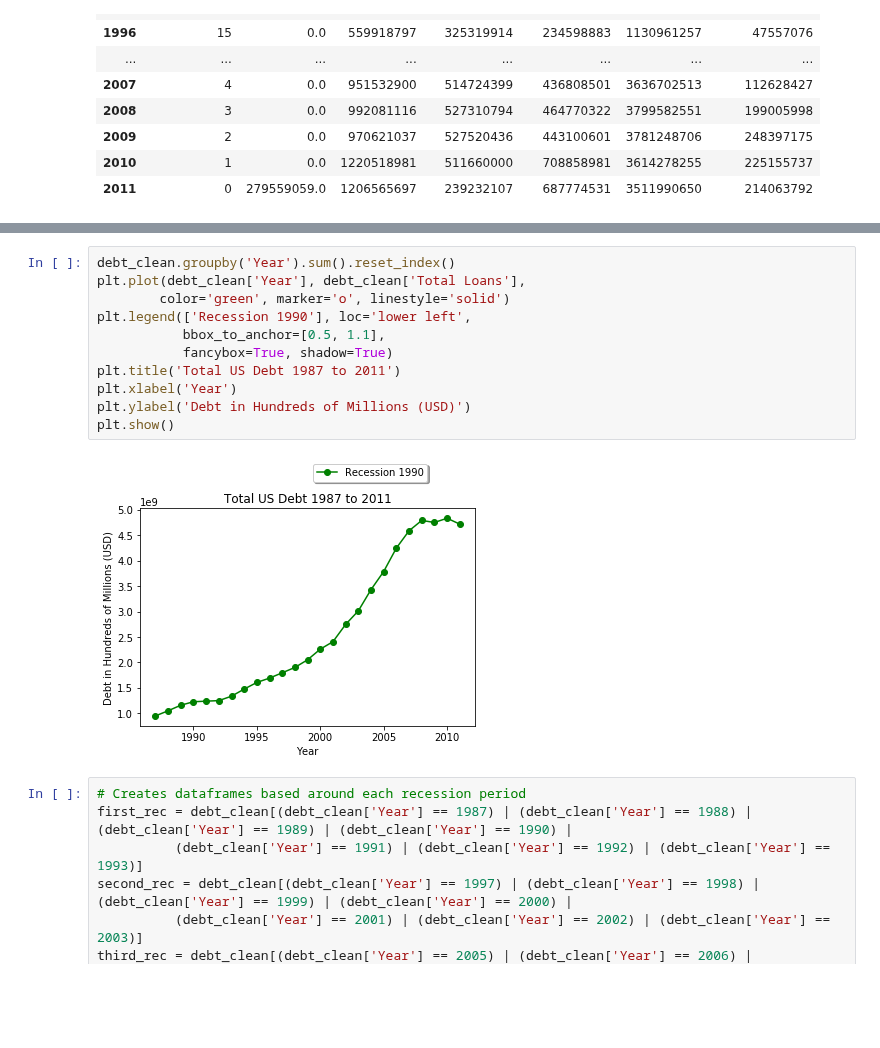
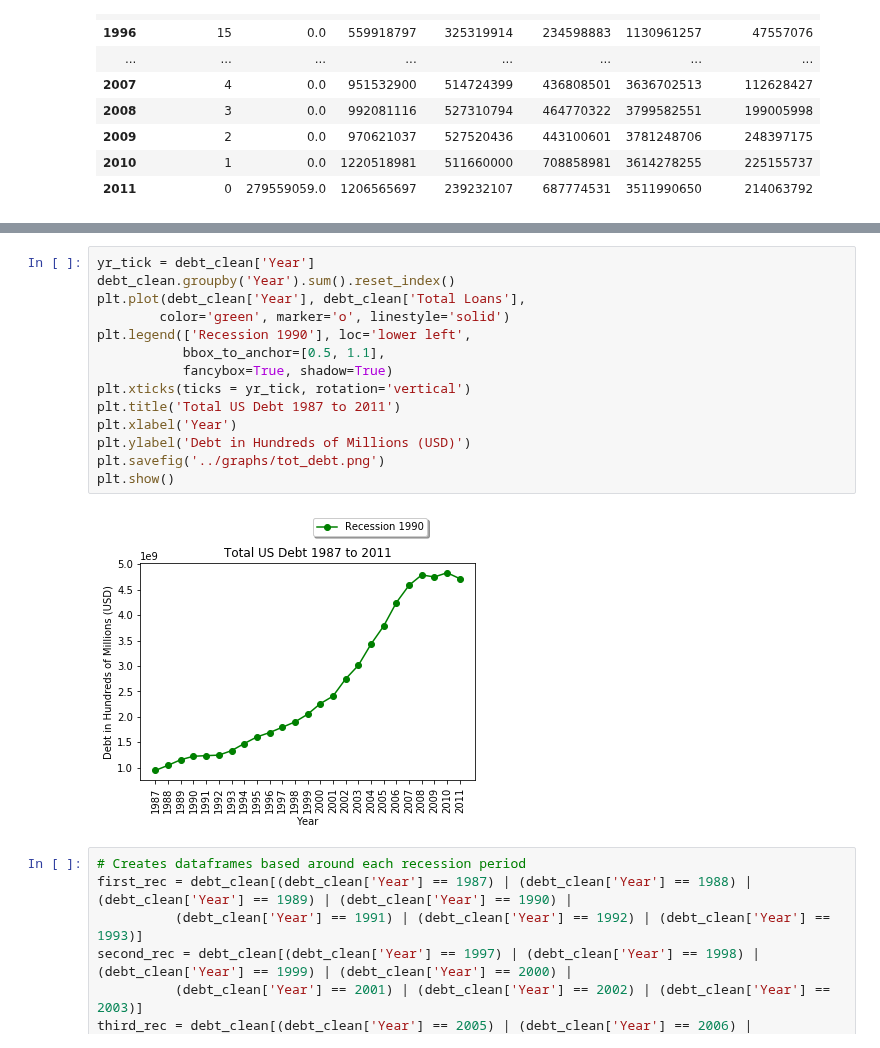
Before and after one commit to brownal05/project1, a Jupyter notebook: notebooks/nick.ipynb, the cells around one changed output, grey strips where cells are left out. Saved outputs shown, nothing was run; the diff lists cells and outputs as text; blank space fills up the shorter version.

Commit message:
Added a graphs folder and saved all the graphs to that folder

```diff
--- a/notebooks/nick.ipynb
+++ b/notebooks/nick.ipynb
@@ -139,16 +121,19 @@ debt_clean
 # %%
+yr_tick = debt_clean['Year']
 debt_clean.groupby('Year').sum().reset_index()
 plt.plot(debt_clean['Year'], debt_clean['Total Loans'],
         color='green', marker='o', linestyle='solid')
 plt.legend(['Recession 1990'], loc='lower left',
            bbox_to_anchor=[0.5, 1.1],
            fancybox=True, shadow=True)
+plt.xticks(ticks = yr_tick, rotation='vertical')
 plt.title('Total US Debt 1987 to 2011')
 plt.xlabel('Year')
 plt.ylabel('Debt in Hundreds of Millions (USD)')
+plt.savefig('../graphs/tot_debt.png')
 plt.show()
 # %% [output]
-[figure, old version]
+[figure, new version]
 # %%
 # Creates dataframes based around each recession period
 first_rec = debt_clean[(debt_clean['Year'] == 1987) | (debt_clean['Year'] == 1988) | (debt_clean['Year'] == 1989) | (debt_clean['Year'] == 1990) |
```
Also changed, not shown: parts of 33 cells of this notebook, 34 other files.
